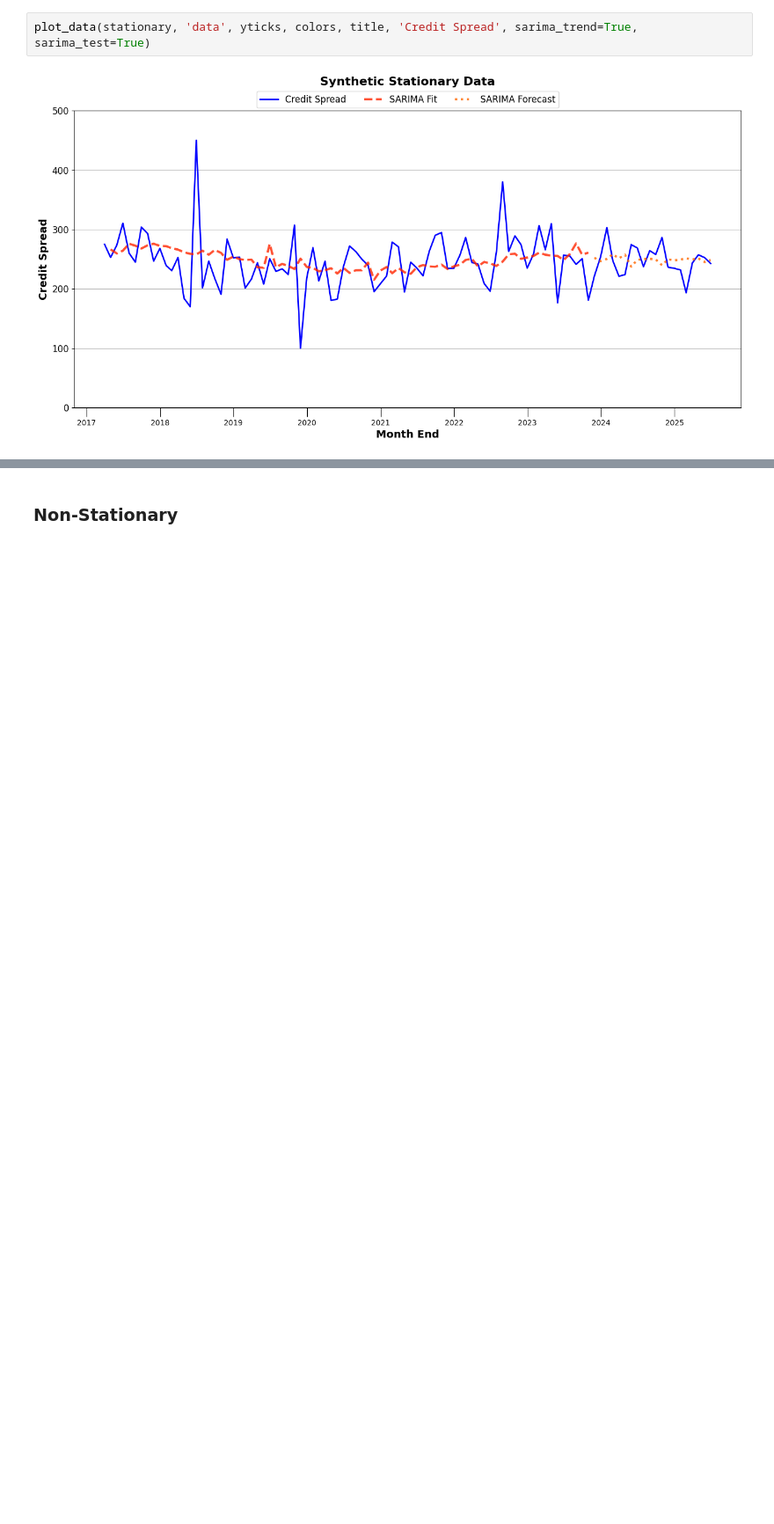
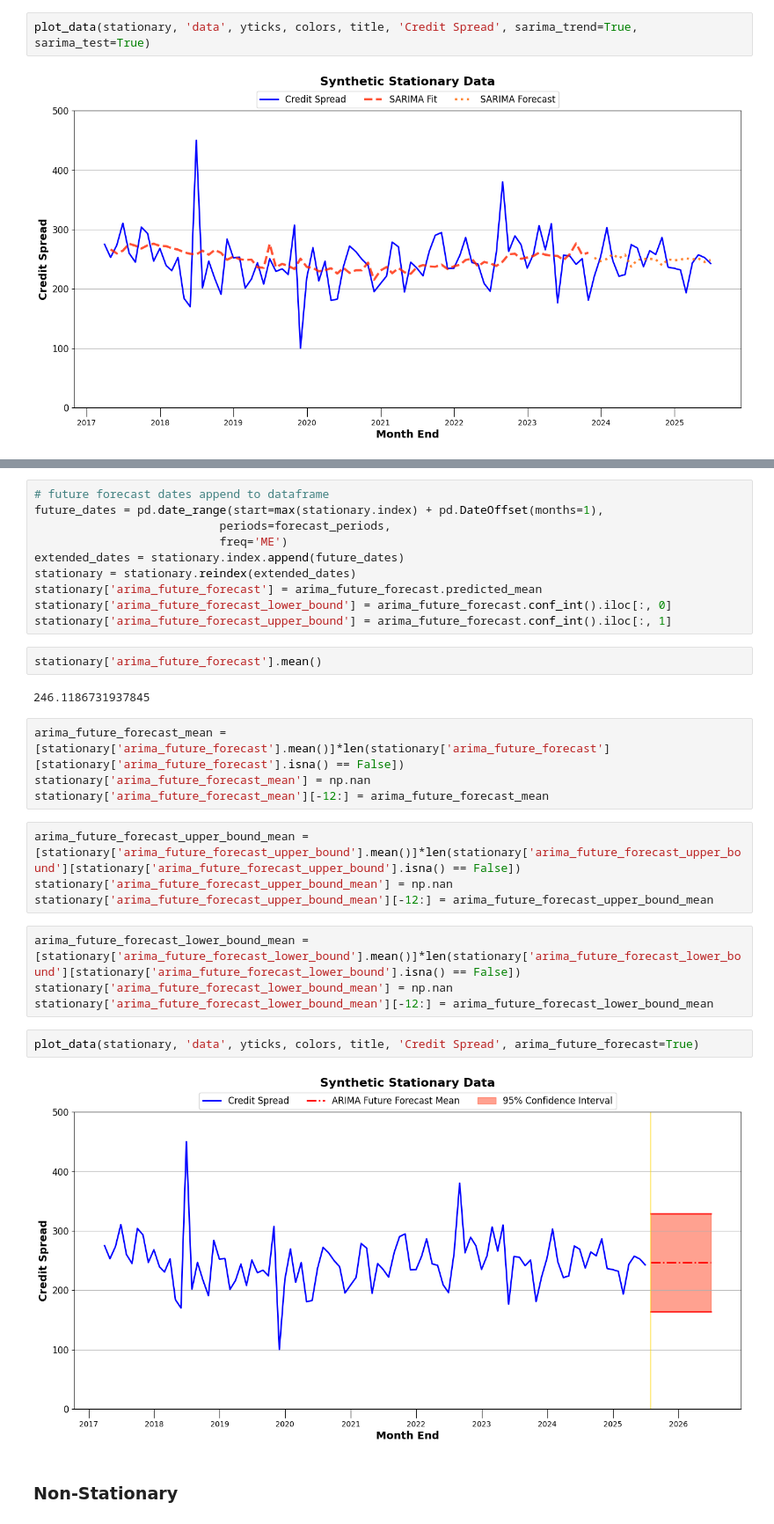
Before and after one commit to imoore99/arima_sarima, a Jupyter notebook: arima_sarima_forecasting.ipynb, the cells around one changed output, grey strips where cells are left out. Shown at 88% size. Drawn from its saved outputs; the diff is of its cells as text; blank space fills up the shorter version.

```diff
--- a/arima_sarima_forecasting.ipynb
+++ b/arima_sarima_forecasting.ipynb
@@ -546,3 +575,33 @@ plot_data(stationary, 'data', yticks, colors, title, 'Credit Spread', sarima_tre
+# %%
+# future forecast dates append to dataframe
+future_dates = pd.date_range(start=max(stationary.index) + pd.DateOffset(months=1),
+                           periods=forecast_periods,
+                           freq='ME')
+extended_dates = stationary.index.append(future_dates)
+stationary = stationary.reindex(extended_dates)
+stationary['arima_future_forecast'] = arima_future_forecast.predicted_mean
+stationary['arima_future_forecast_lower_bound'] = arima_future_forecast.conf_int().iloc[:, 0]
+stationary['arima_future_forecast_upper_bound'] = arima_future_forecast.conf_int().iloc[:, 1]
+# %%
+stationary['arima_future_forecast'].mean()
+# %% [output]
+246.1186731937845
+# %%
+arima_future_forecast_mean = [stationary['arima_future_forecast'].mean()]*len(stationary['arima_future_forecast'][stationary['arima_future_forecast'].isna() == False])
+stationary['arima_future_forecast_mean'] = np.nan
+stationary['arima_future_forecast_mean'][-12:] = arima_future_forecast_mean
+# %%
+arima_future_forecast_upper_bound_mean = [stationary['arima_future_forecast_upper_bound'].mean()]*len(stationary['arima_future_forecast_upper_bound'][stationary['arima_future_forecast_upper_bound'].isna() == False])
+stationary['arima_future_forecast_upper_bound_mean'] = np.nan
+stationary['arima_future_forecast_upper_bound_mean'][-12:] = arima_future_forecast_upper_bound_mean
+# %%
+arima_future_forecast_lower_bound_mean = [stationary['arima_future_forecast_lower_bound'].mean()]*len(stationary['arima_future_forecast_lower_bound'][stationary['arima_future_forecast_lower_bound'].isna() == False])
+stationary['arima_future_forecast_lower_bound_mean'] = np.nan
+stationary['arima_future_forecast_lower_bound_mean'][-12:] = arima_future_forecast_lower_bound_mean
+# %%
+plot_data(stationary, 'data', yticks, colors, title, 'Credit Spread', arima_future_forecast=True)
+# %% [output]
+[figure, added]
 # %% [markdown]
 ### Non-Stationary
 # %% [markdown]
```
Also changed, not shown: parts of 12 cells of this notebook, 3 other files.
